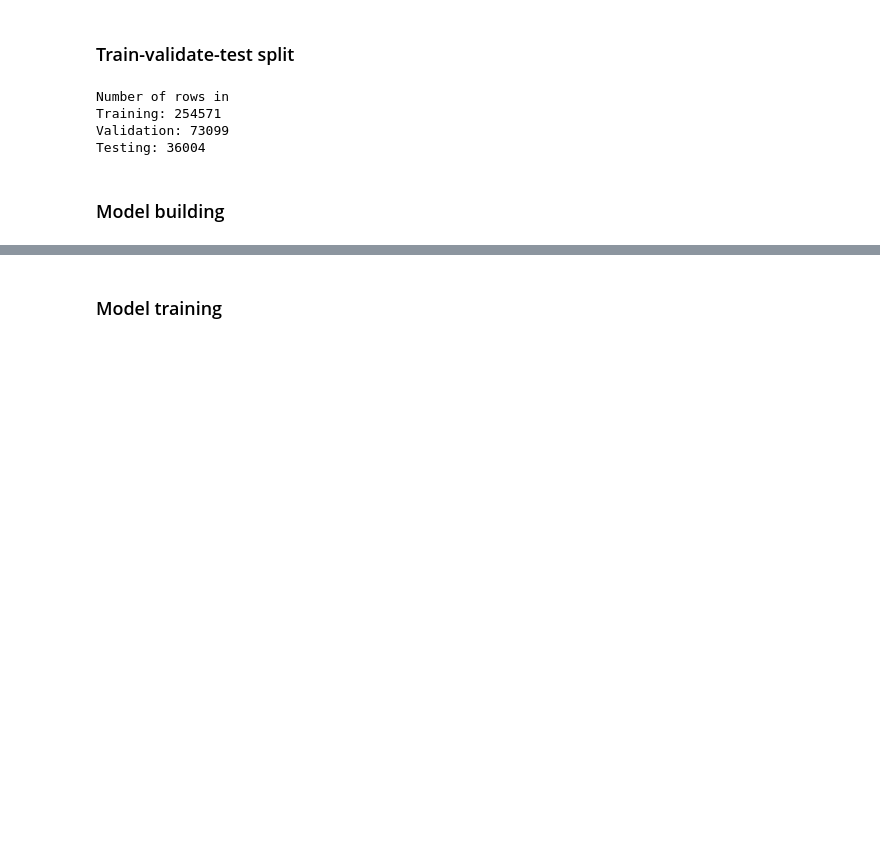
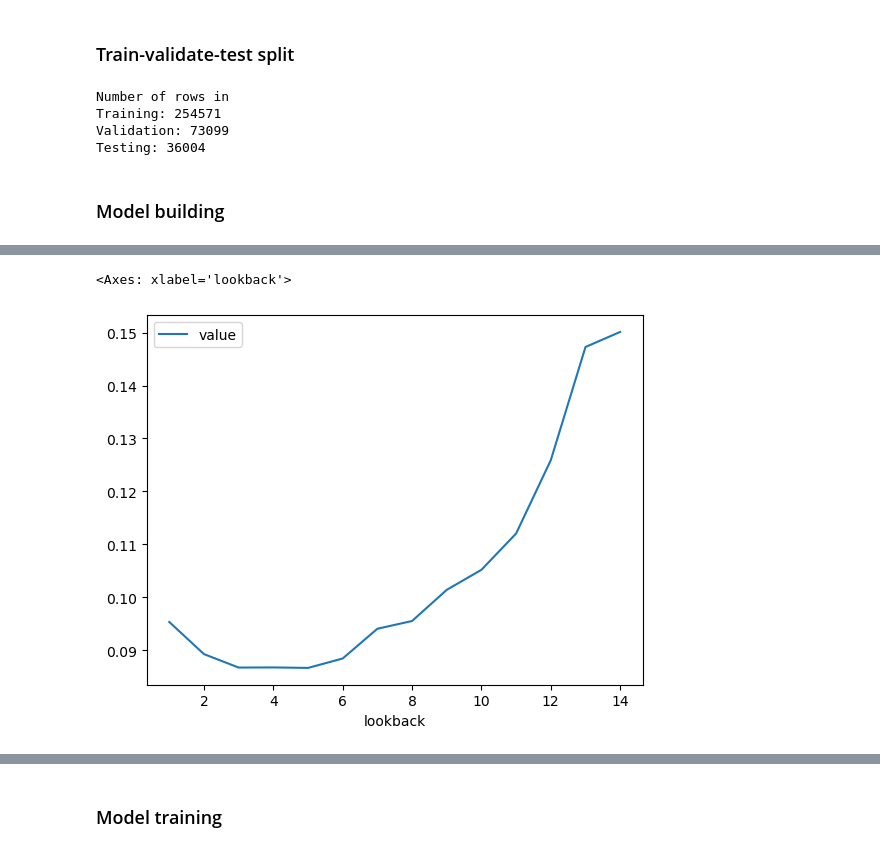
Before and after one commit to s-kganz/ForestLST, a Jupyter notebook: notebooks/build_preisler_nn.ipynb, the cells around one changed output, grey strips where cells are left out. Cells and saved outputs as stored; diff of their text form; code cells hidden in the pictures; blank space fills up the shorter version.

```diff
--- a/notebooks/build_preisler_nn.ipynb
+++ b/notebooks/build_preisler_nn.ipynb
@@ -180,0 +203,24 @@ model = build_preisler_model(init_bias=init_bias)
+# %%
+import os
+from tbparse import SummaryReader
+
+logdir = "logs/preisler_rectangular_v2_lstm/"
+
+all_performance = pd.DataFrame(dict(step=[], tag=[], value=[], model=[], phase=[]))
+
+for model in os.listdir(logdir):
+    for phase in ("train", "validation"):
+        reader = SummaryReader(os.path.join(logdir, model, phase))
+        this_df = reader.tensors[reader.tensors.tag == "epoch_rmse"]
+        this_df["model"] = model
+        this_df["phase"] = phase
+        all_performance = pd.concat((all_performance, this_df))
+# %%
+all_performance["lookback"] = all_performance.model.apply(lambda x: int(x[x.index("_")+1:]))
+
+validation = all_performance[all_performance.phase=="validation"].groupby("model", as_index=False).min()
+# %%
+validation.sort_values("lookback").plot(x="lookback", y="value", kind="line", legend=False)
+# %% [output]
+<Axes: xlabel='lookback'>
+[figure, added]
```
Also changed, not shown: parts of 19 cells of this notebook.
